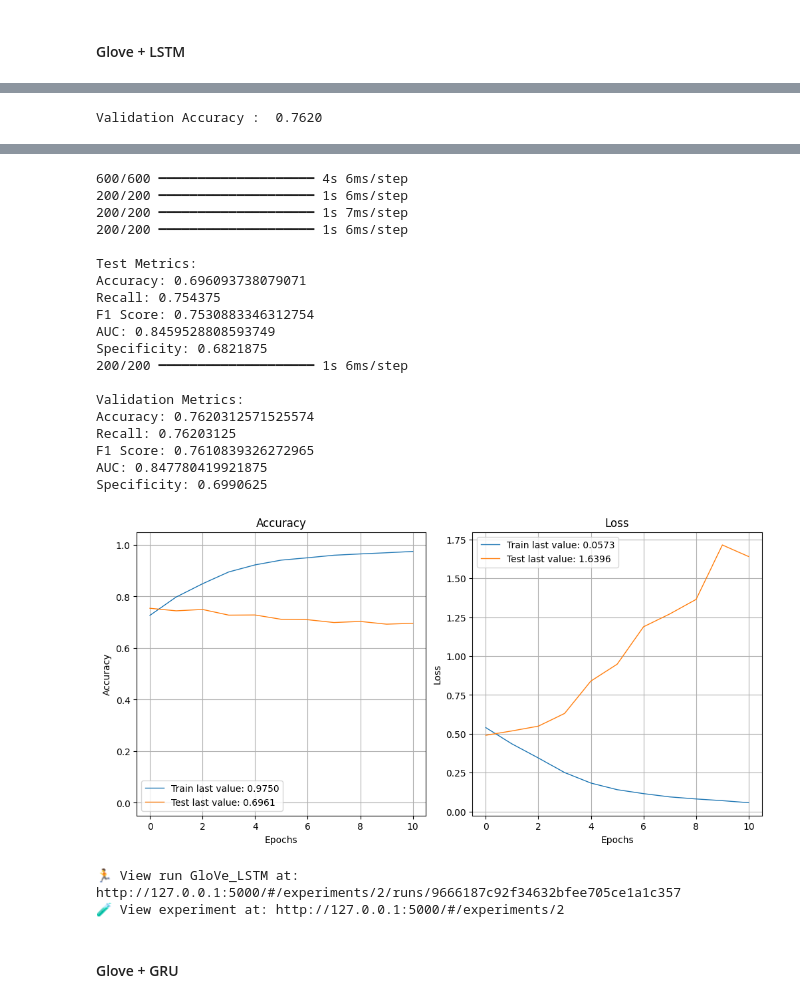
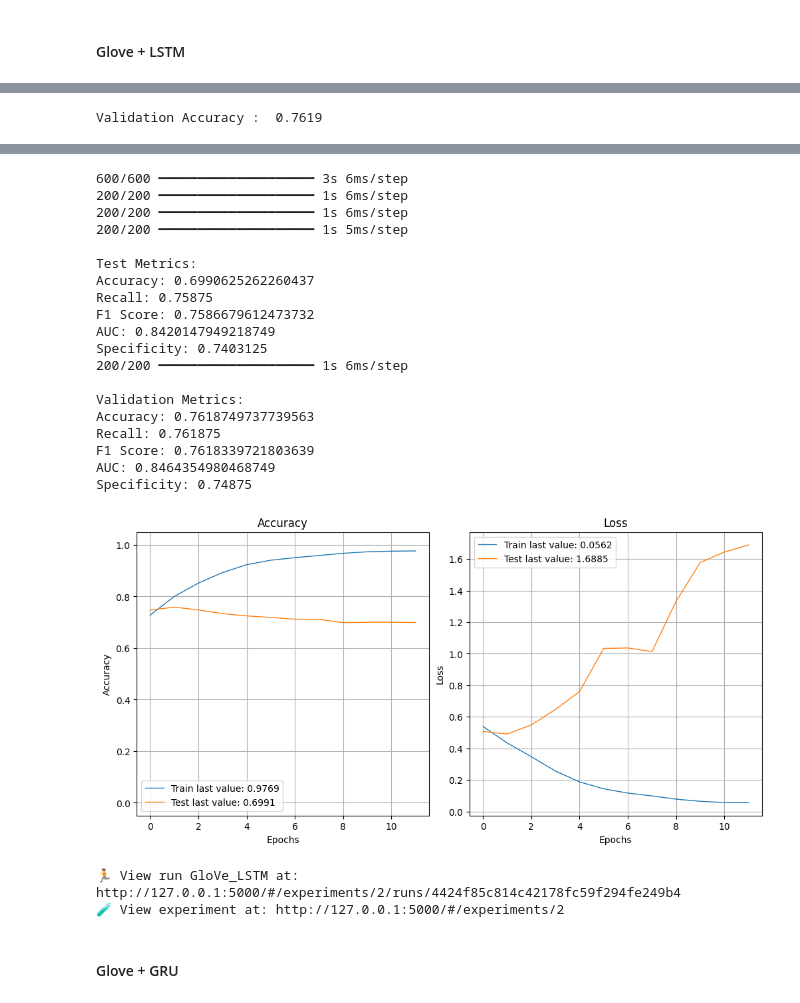
Before and after one commit to AnthonyJVID/OC_AI_Engineer_P7, a Jupyter notebook: notebooks/Projet 7.ipynb, the cells around one changed output, grey strips where cells are left out. Saved outputs shown, nothing was run; the diff lists cells and outputs as text; code cells hidden in the pictures.

```diff
--- a/notebooks/Projet 7.ipynb
+++ b/notebooks/Projet 7.ipynb
@@ -1021,7 +1022,7 @@ Specificity: 0.7796875
 # %% [markdown]
 #### Glove + LSTM
 # %%
-embedding_layer = Embedding(input_dim=32000, output_dim=200, trainable=True)
+embedding_layer = Embedding(input_dim=50000, output_dim=200, trainable=True)
 embedding_layer.build((None,))
 embedding_layer.set_weights([embedding_matrix])
 
@@ -1058 +1059 @@ Validation Accuracy:  0.6961
-Validation Accuracy :  0.7620
+Validation Accuracy :  0.7619
@@ -1060,24 +1061,24 @@ Validation Accuracy :  0.7620
-600/600 ━━━━━━━━━━━━━━━━━━━━ 4s 6ms/step
+600/600 ━━━━━━━━━━━━━━━━━━━━ 3s 6ms/step
 200/200 ━━━━━━━━━━━━━━━━━━━━ 1s 6ms/step
-200/200 ━━━━━━━━━━━━━━━━━━━━ 1s 7ms/step
 200/200 ━━━━━━━━━━━━━━━━━━━━ 1s 6ms/step
+200/200 ━━━━━━━━━━━━━━━━━━━━ 1s 5ms/step
 
 Test Metrics:
-Accuracy: 0.696093738079071
-Recall: 0.754375
-F1 Score: 0.7530883346312754
-AUC: 0.8459528808593749
-Specificity: 0.6821875
+Accuracy: 0.6990625262260437
+Recall: 0.75875
+F1 Score: 0.7586679612473732
+AUC: 0.8420147949218749
+Specificity: 0.7403125
 200/200 ━━━━━━━━━━━━━━━━━━━━ 1s 6ms/step
 
 Validation Metrics:
-Accuracy: 0.7620312571525574
-Recall: 0.76203125
-F1 Score: 0.7610839326272965
-AUC: 0.847780419921875
-Specificity: 0.6990625
+Accuracy: 0.7618749737739563
+Recall: 0.761875
+F1 Score: 0.7618339721803639
+AUC: 0.8464354980468749
+Specificity: 0.74875
-[figure, old version]
+[figure, new version]
-🏃 View run GloVe_LSTM at: http://127.0.0.1:5000/#/experiments/2/runs/9666187c92f34632bfee705ce1a1c357
+🏃 View run GloVe_LSTM at: http://127.0.0.1:5000/#/experiments/2/runs/4424f85c814c42178fc59f294fe249b4
 🧪 View experiment at: http://127.0.0.1:5000/#/experiments/2
 # %% [markdown]
 #### Glove + GRU
```
Also changed, not shown: parts of 35 cells of this notebook, 2 other files.
